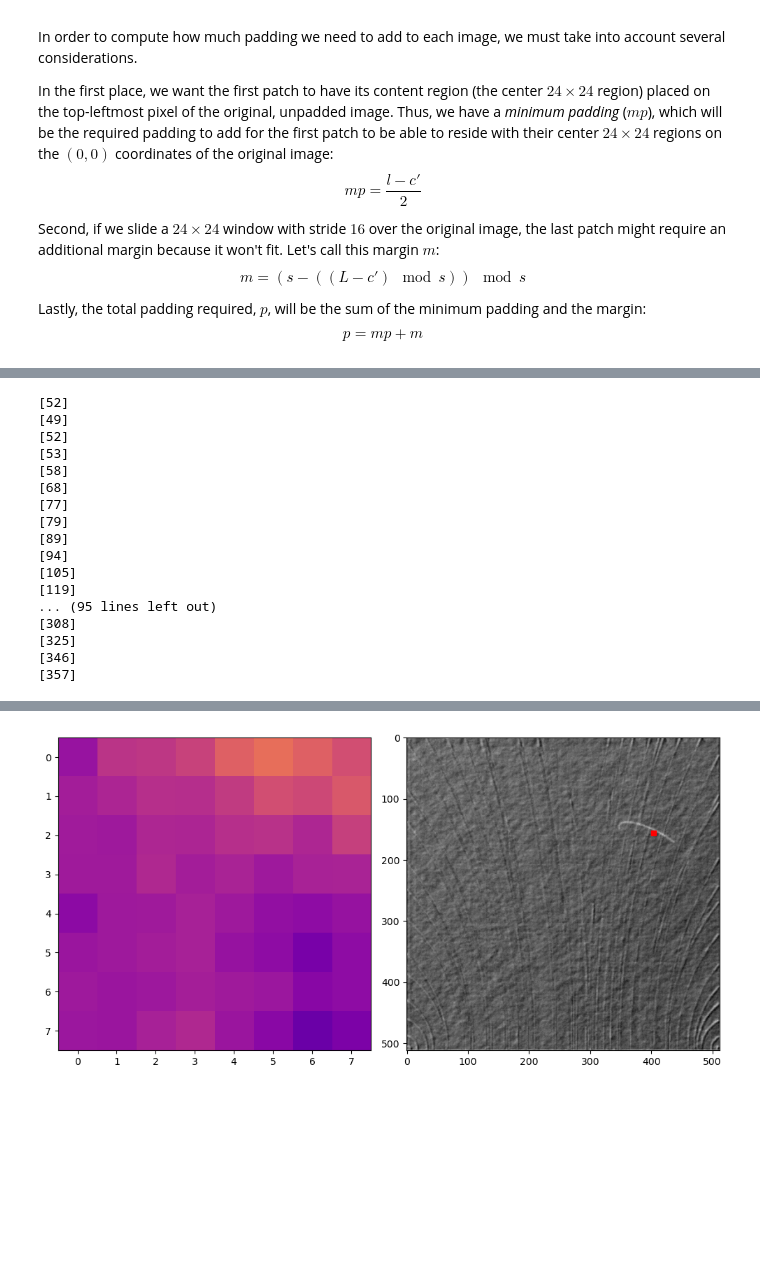
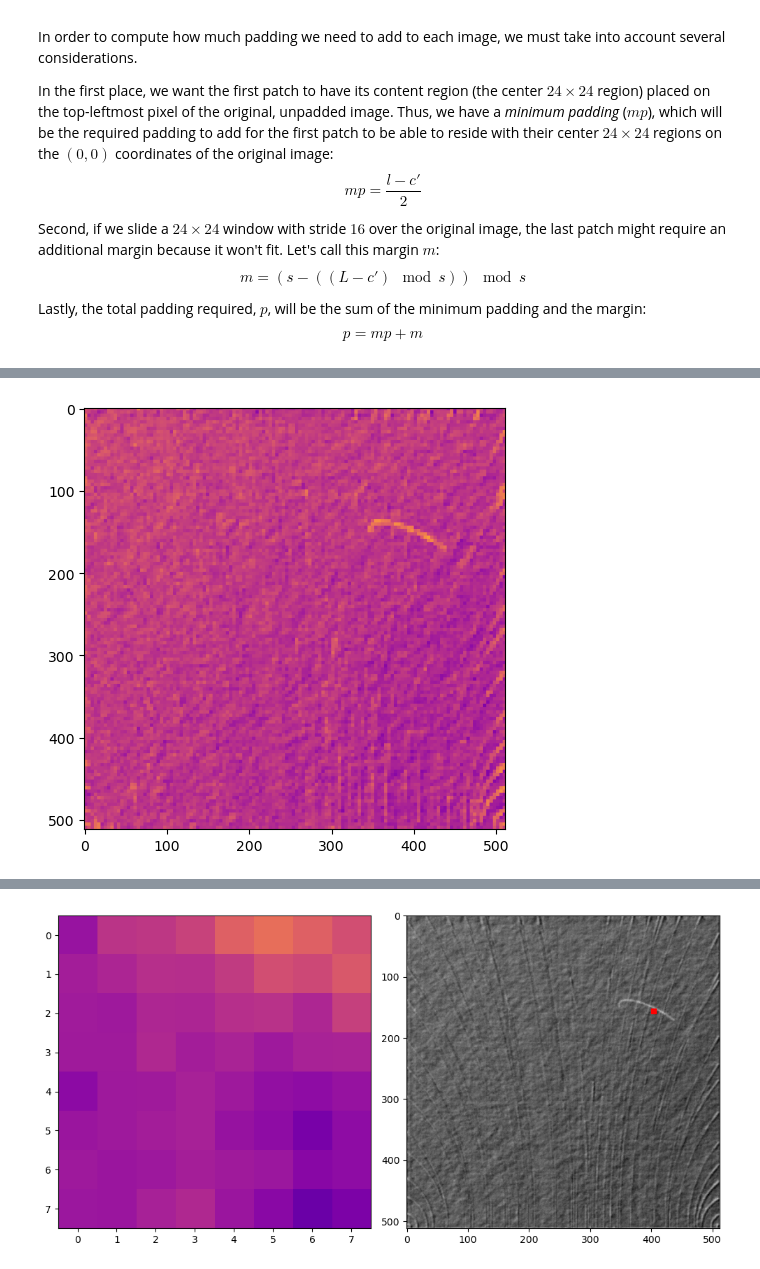
Before and after one commit to popastefan10/DeepAD, a Jupyter notebook: notebooks/eval.ipynb, the cells around one changed output, grey strips where cells are left out. Cells and saved outputs as stored; diff of their text form; code cells hidden in the pictures; blank space fills up the shorter version.

```diff
--- a/notebooks/eval.ipynb
+++ b/notebooks/eval.ipynb
@@ -248,31 +153,0 @@ Best AUPRC: 0.04197739064693451 at width 0
-# %%
-%matplotlib inline
-from typing import Callable
-
-def patch_metric(patch: torch.Tensor) -> float:
-    return patch.max()
-
-def compute_heatmap(image: torch.Tensor, sw_size: int, sw_stride: int, sw_num_windows: int, patch_metric: Callable[[torch.Tensor], float]) -> torch.Tensor:
-    heatmap = torch.zeros_like(image)
-    for row in range(sw_num_windows):
-        for col in range(sw_num_windows):
-            tlr, brr, tlc, brc = row * sw_stride, row * sw_stride + sw_size, col * sw_stride, col * sw_stride + sw_size
-            patch = image[tlr:brr, tlc:brc]
-            heatmap[tlr:brr, tlc:brc] = patch_metric(patch)
-    return heatmap
-
-def cut_margins(image: torch.Tensor, margin: int) -> torch.Tensor:
-    if margin > 0:
-        image[:margin, :], image[-margin:, :], image[:, :margin], image[:, -margin:] = 0, 0, 0, 0
-    return image
-
-
-sw_stride = 4
-sw_size = 4
-sw_num_windows = (diff_image.shape[-1] - sw_size) // sw_stride + 1
-# Cut the margins
-diff_cut = cut_margins(diff_image.clone(), margin=1)
-heatmap = compute_heatmap(diff_cut, sw_size, sw_stride, sw_num_windows, patch_metric)
-plt.imshow(heatmap, vmin=0, vmax=1, cmap='plasma')
-plt.tight_layout()
-plt.show()
@@ -337,3 +154,16 @@ tensor([[0., 0., 0.,  ..., 0., 0., 0.],
+# %%
+%matplotlib inline
+diff_image = diff_postprocessing(image - inpainted_image)
+hm_num_windows = (diff_image.shape[-1] - config.hm_patch_size) // config.hm_patch_size + 1
+# Cut the margins
+diff_cut = cut_margins(diff_image.clone(), margin=1)
+patch_metric = lambda patch: patch.max()
+heatmap = compute_heatmap(diff_cut, config.hm_patch_size, hm_num_windows, patch_metric)
+plt.imshow(heatmap, vmin=0, vmax=1, cmap='plasma')
+plt.tight_layout()
+plt.show()
+# %% [output]
+[figure, added]
 # %%
 %matplotlib tk
 from matplotlib.widgets import Slider
@@ -343,7 +173,7 @@ def apply_transforms(image: torch.Tensor, threshold: float, width: int) -> torch
     hmc = heatmap.clone()
     hmc[hmc < threshold] = 0
     hmc[hmc >= threshold] = 1
-    hmc = remove_islands(hmc, patch_size=sw_stride)
+    hmc = remove_islands(hmc)
     if width > 0:
         image[:width, :] = 0
         image[-width:, :] = 0
@@ -387,21 +217,3 @@ def update_width(val: float) -> None:
 slider_threshold.on_changed(update_threshold)
 slider_width.on_changed(update_width)
 plt.show()
-# %% [output]
-[52]
-[49]
-[52]
-[53]
-[58]
-[68]
-[77]
-[79]
-[89]
-[94]
-[105]
-[119]
-... (95 lines left out)
-[308]
-[325]
-[346]
-[357]
```
Also changed, not shown: parts of 10 cells of this notebook, 6 other files.
